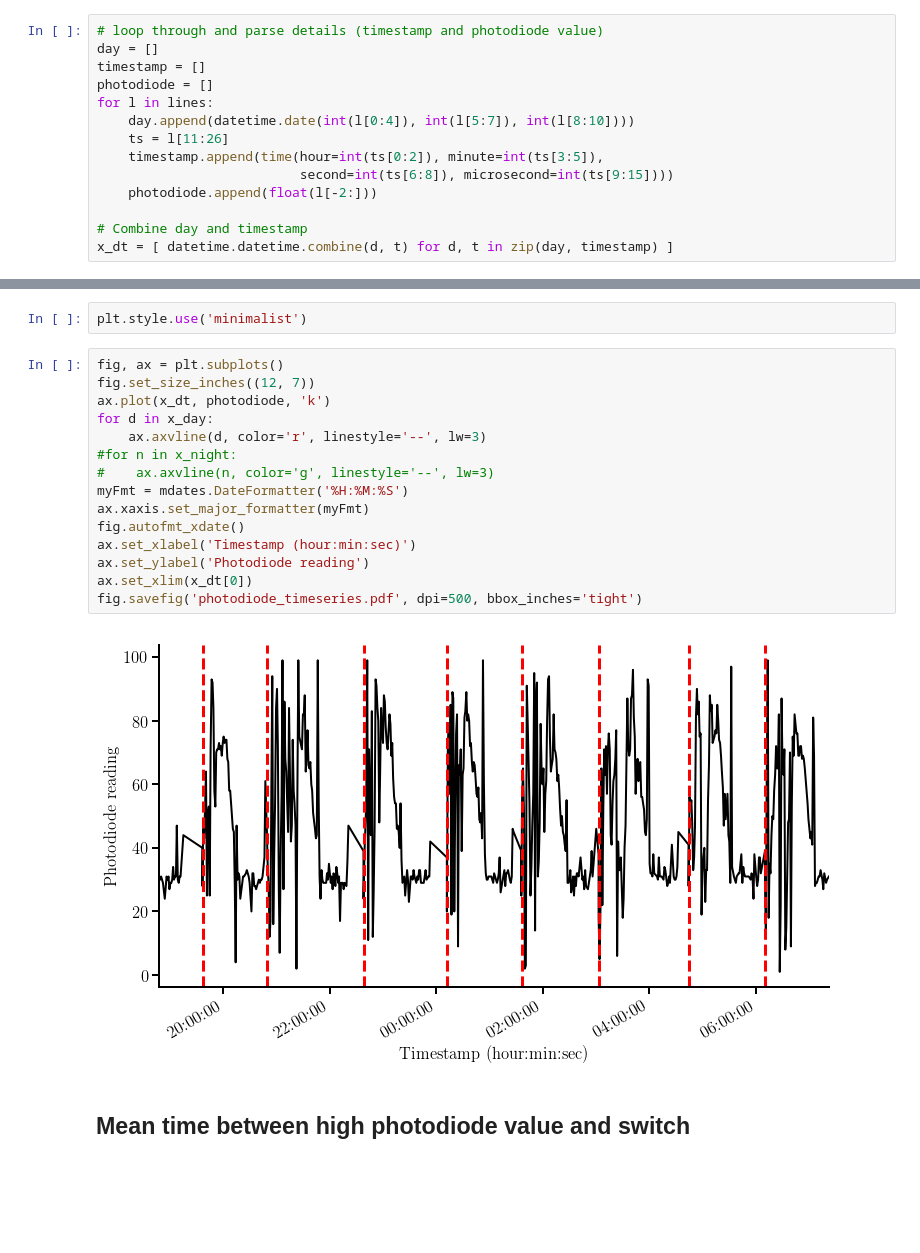
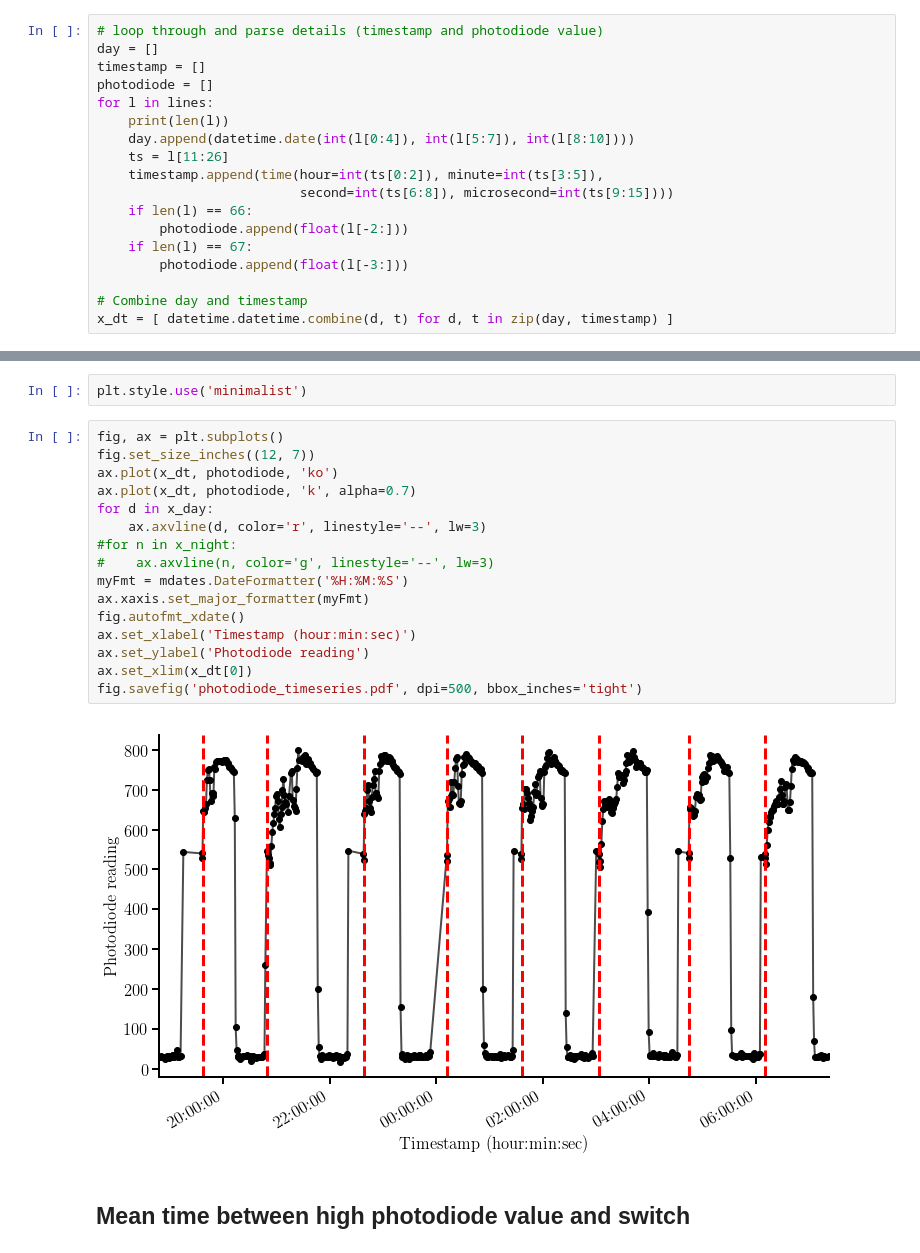
Before and after one commit to cescalara/euso_tools, a Jupyter notebook: log_parsing/log_parsing.ipynb, the cells around one changed output, grey strips where cells are left out. Saved outputs shown, nothing was run; the diff lists cells and outputs as text; blank space fills up the shorter version.

Commit message:
Fix plot

```diff
--- a/log_parsing/log_parsing.ipynb
+++ b/log_parsing/log_parsing.ipynb
@@ -28,11 +28,15 @@ day = []
 timestamp = []
 photodiode = []
 for l in lines:
+    print(len(l))
     day.append(datetime.date(int(l[0:4]), int(l[5:7]), int(l[8:10])))
     ts = l[11:26]
     timestamp.append(time(hour=int(ts[0:2]), minute=int(ts[3:5]),
                           second=int(ts[6:8]), microsecond=int(ts[9:15])))
-    photodiode.append(float(l[-2:]))
+    if len(l) == 66:
+        photodiode.append(float(l[-2:]))
+    if len(l) == 67:
+        photodiode.append(float(l[-3:]))
 
 # Combine day and timestamp
 x_dt = [ datetime.datetime.combine(d, t) for d, t in zip(day, timestamp) ]
@@ -66,20 +88,21 @@ plt.style.use('minimalist')
 # %%
 fig, ax = plt.subplots()
 fig.set_size_inches((12, 7))
-ax.plot(x_dt, photodiode, 'k')
+ax.plot(x_dt, photodiode, 'ko')
+ax.plot(x_dt, photodiode, 'k', alpha=0.7)
 for d in x_day:
     ax.axvline(d, color='r', linestyle='--', lw=3)
 #for n in x_night:
 #    ax.axvline(n, color='g', linestyle='--', lw=3)
 myFmt = mdates.DateFormatter('%H:%M:%S')
 ax.xaxis.set_major_formatter(myFmt)
 fig.autofmt_xdate()
 ax.set_xlabel('Timestamp (hour:min:sec)')
 ax.set_ylabel('Photodiode reading')
 ax.set_xlim(x_dt[0])
 fig.savefig('photodiode_timeseries.pdf', dpi=500, bbox_inches='tight')
 # %% [output]
-[figure, old version]
+[figure, new version]
 # %% [markdown]
 ## Mean time between high photodiode value and switch
 # %%
```
Also changed, not shown: parts of 2 cells of this notebook, 1 other file.
